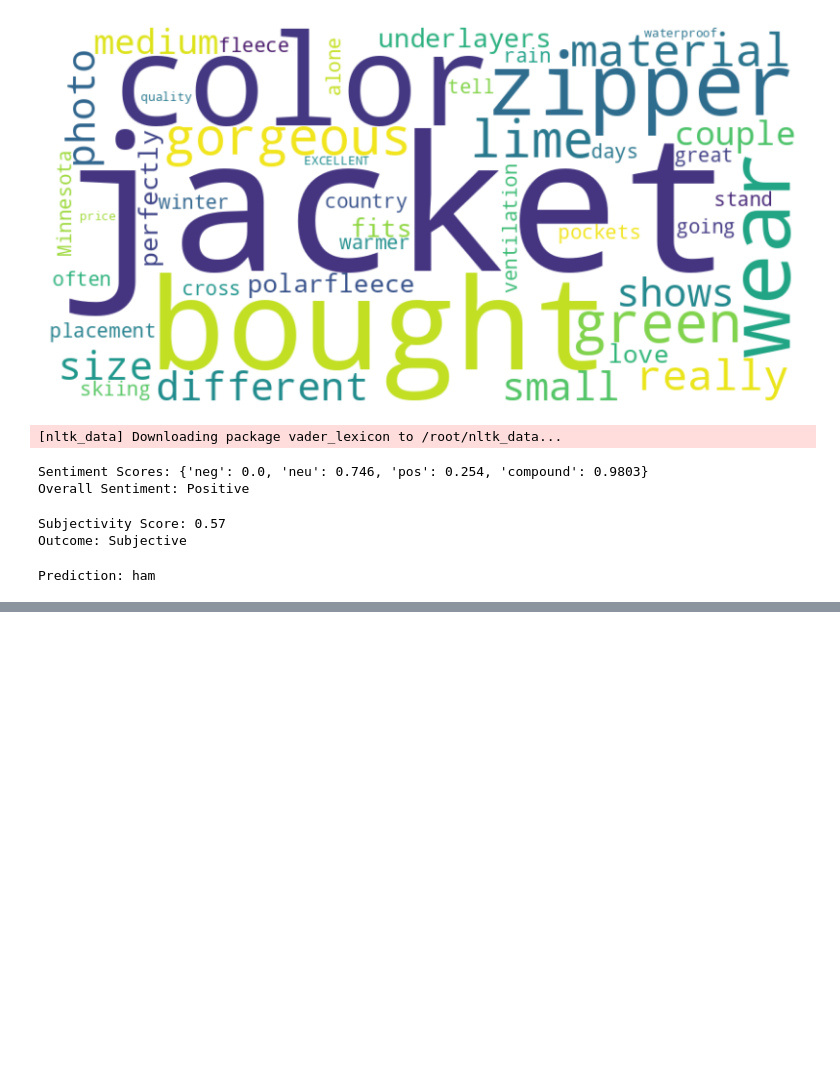
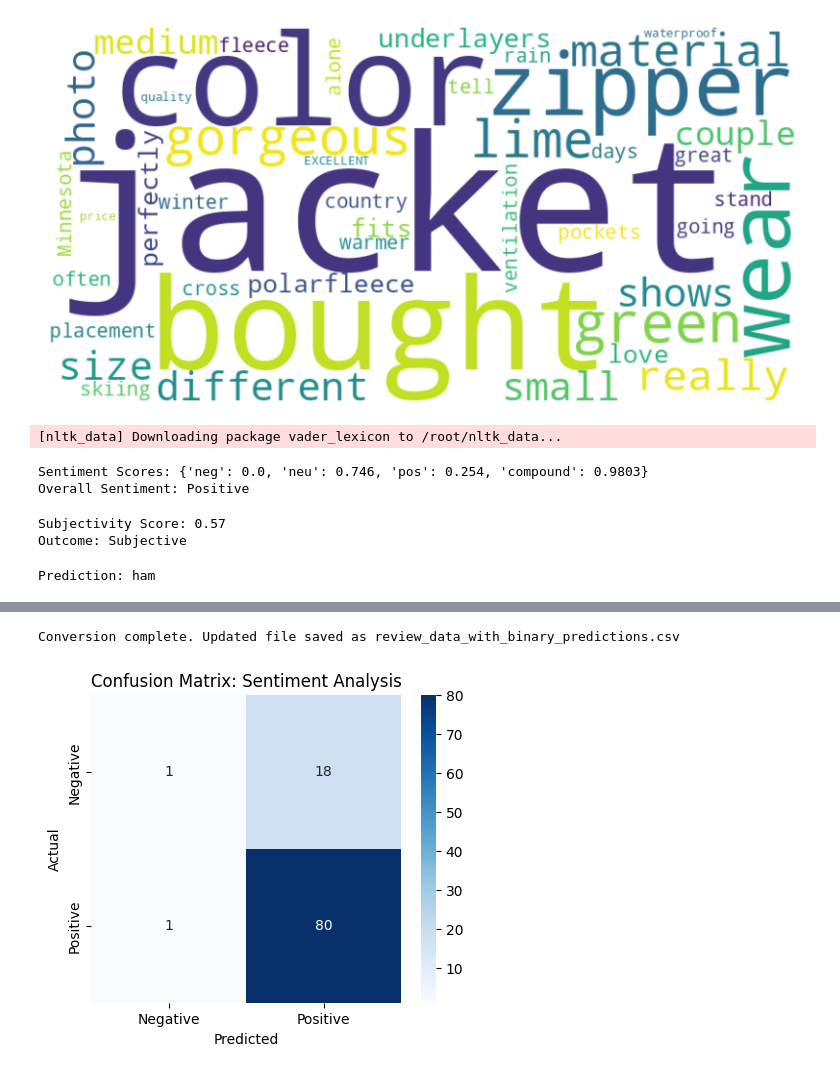
Before and after one commit to AustinisCOld/AI-and-bussiness-systems-projects, a Jupyter notebook: text_mining.ipynb, the cells around one changed output, grey strips where cells are left out. Drawn from its saved outputs; the diff is of its cells as text; code cells hidden in the pictures; blank space fills up the shorter version.

Commit message:
finalized day 2 using a provided data set

```diff
--- a/text_mining.ipynb
+++ b/text_mining.ipynb
@@ -204,0 +252,60 @@ Prediction: ham
+# %%
+import pandas as pd
+from textblob import TextBlob
+from sklearn.feature_extraction.text import CountVectorizer
+from sklearn.naive_bayes import MultinomialNB
+from sklearn.pipeline import make_pipeline
+import joblib
+
+# Load the dataset
+file_path = 'review_data_with_predictions.csv'
+df = pd.read_csv(file_path)
+
+# Ensure necessary columns exist
+required_columns = ['pred_sentiment', 'pred_subjectivity', 'pred_spam']
+for col in required_columns:
+    if col not in df.columns:
+        raise ValueError(f"The dataset must contain a '{col}' column.")
+
+# Convert categorical predictions to binary values
+df['pred_sentiment'] = df['pred_sentiment'].map({'positive': 1, 'negative': 0})
+df['pred_subjectivity'] = df['pred_subjectivity'].map({'subjective': 1, 'objective': 0})
+df['pred_spam'] = df['pred_spam'].map({'spam': 1, 'ham': 0})
+
+# Save the updated dataset
+df.to_csv('review_data_with_binary_predictions.csv', index=False)
+print("Conversion complete. Updated file saved as review_data_with_binary_predictions.csv")
+# %% [output]
+Conversion complete. Updated file saved as review_data_with_binary_predictions.csv
+# %%
+import pandas as pd
+import seaborn as sns
+import matplotlib.pyplot as plt
+from sklearn.metrics import confusion_matrix
+
+# Load the dataset
+file_path = 'review_data_with_predictions.csv'
+df = pd.read_csv(file_path)
+
+# Ensure necessary columns exist
+required_columns = ['Sentiment', 'pred_sentiment']
+for col in required_columns:
+    if col not in df.columns:
+        raise ValueError(f"The dataset must contain a '{col}' column.")
+
+# Convert categorical values to binary
+df['Sentiment'] = df['Sentiment'].map({'positive': 1, 'negative': 0})
+df['pred_sentiment'] = df['pred_sentiment'].map({'positive': 1, 'negative': 0})
+
+# Compute confusion matrix
+cm = confusion_matrix(df['Sentiment'], df['pred_sentiment'])
+
+# Plot confusion matrix
+plt.figure(figsize=(5,4))
+sns.heatmap(cm, annot=True, fmt='d', cmap='Blues', xticklabels=['Negative', 'Positive'], yticklabels=['Negative', 'Positive'])
+plt.xlabel("Predicted")
+plt.ylabel("Actual")
+plt.title("Confusion Matrix: Sentiment Analysis")
+plt.show()
+# %% [output]
+[figure, added]
```
Also changed, not shown: parts of 2 cells of this notebook.
